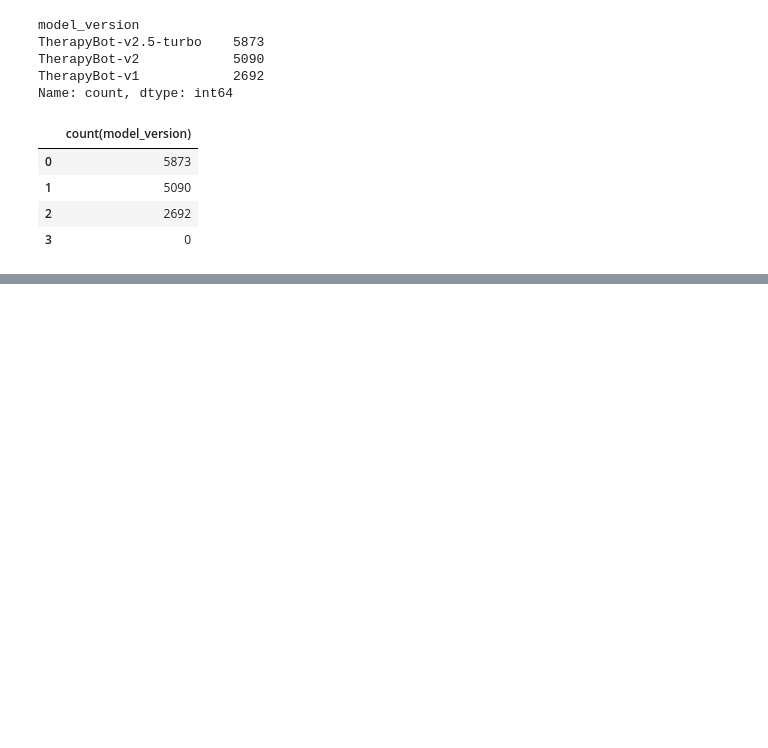
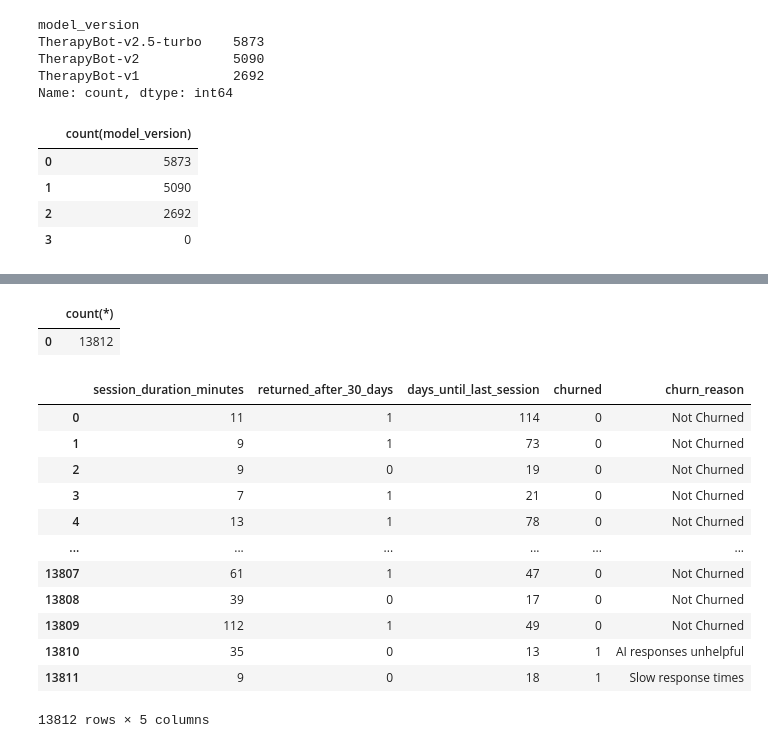
Before and after one commit to vishva0710/ai-chatbot-user-retention-analysis, a Jupyter notebook: AI_Chatbot_User_Retention_Analysis.ipynb, the cells around one changed output, grey strips where cells are left out. Saved outputs shown, nothing was run; the diff lists cells and outputs as text; code cells hidden in the pictures; blank space fills up the shorter version.

```diff
--- a/AI_Chatbot_User_Retention_Analysis.ipynb
+++ b/AI_Chatbot_User_Retention_Analysis.ipynb
@@ -1873,0 +1789,24 @@ Index(['subscription_id', 'user_id', 'subscription_type',
+# %%
+query='select count(*) from ret_sec'
+pd.read_sql(query,engin)
+# %% [output]
+|  | count(*) |
+| 0 | 13812 |
+# %%
+ret_sec_df=pd.read_sql('select * from ret_sec',engin)
+# %%
+ret_sec_df
+# %% [output]
+|  | session_duration_minutes | returned_after_30_days | days_until_last_session | churned | churn_reason |
+| 0 | 11 | 1 | 114 | 0 | Not Churned |
+| 1 | 9 | 1 | 73 | 0 | Not Churned |
+| 2 | 9 | 0 | 19 | 0 | Not Churned |
+| 3 | 7 | 1 | 21 | 0 | Not Churned |
+| 4 | 13 | 1 | 78 | 0 | Not Churned |
+| ... | ... | ... | ... | ... | ... |
+| 13807 | 61 | 1 | 47 | 0 | Not Churned |
+| 13808 | 39 | 0 | 17 | 0 | Not Churned |
+| 13809 | 112 | 1 | 49 | 0 | Not Churned |
+| 13810 | 35 | 0 | 13 | 1 | AI responses unhelpful |
+| 13811 | 9 | 0 | 18 | 1 | Slow response times |
+13812 rows × 5 columns
```
Also changed, not shown: parts of 35 cells of this notebook.
